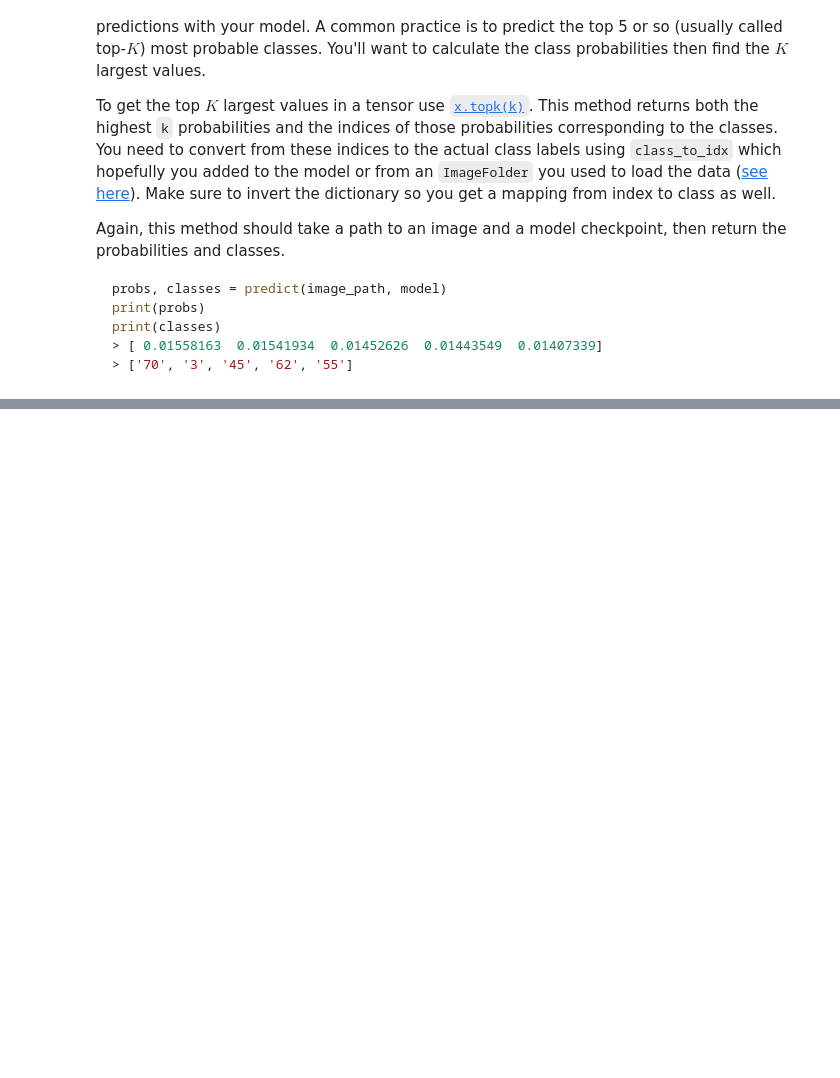
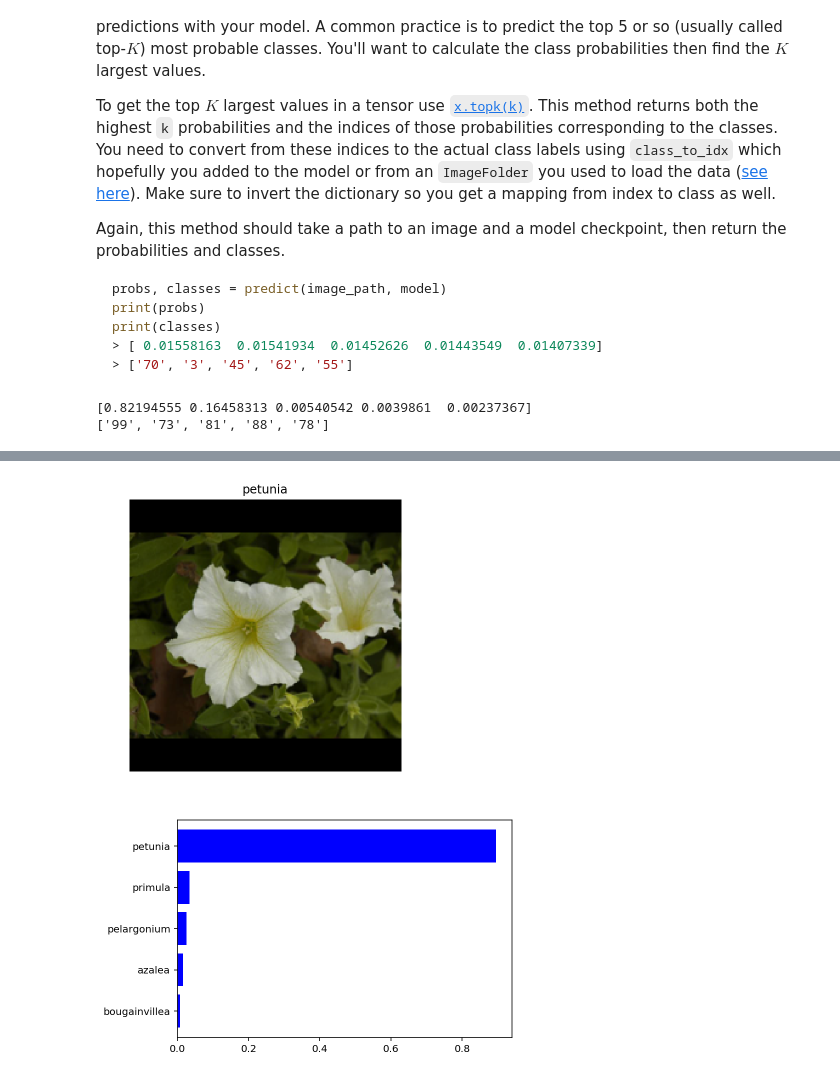
Before and after one commit to CaptainAwesomeDi/aipnd-project, a Jupyter notebook: Image Classifier Project.ipynb, the cells around one changed output, grey strips where cells are left out. Cells and saved outputs as stored; diff of their text form; code cells hidden in the pictures; blank space fills up the shorter version.

```diff
--- a/Image Classifier Project.ipynb
+++ b/Image Classifier Project.ipynb
@@ -253,0 +289,3 @@ At this point it's good to write a function that can load a checkpoint and rebui
+# %%
+checkm = load_checkpoint_and_build_model('checkpoint.pth')
+print(checkm)
@@ -327,8 +409,30 @@ print(classes)
 def predict(image_path, model, topk=5):
     ''' Predict the class (or classes) of an image using a trained deep learning model.
     '''
-
+    model.eval()
+    model.double()
+    model = model.to('cuda')
+    image = process_image(image_path)
+    image = image.to('cuda').unsqueeze(0)
+    with torch.no_grad():
+        output = model.forward(image)
+        ps,ps_labels = torch.topk(output, topk)
+        ps = ps.exp()
+    idx_to_class = {model.class_to_idx[k]: k for k in model.class_to_idx}
+    top_class = []
+    for label in ps_labels.cpu().numpy()[0]:
+        top_class.append(idx_to_class[label])
+    return ps.cpu().numpy()[0], top_class
     # TODO: Implement the code to predict the class from an image file
+# %%
+path = 'assets/flowers/test/99/image_07833.jpg'
+#image = process_image(path).to('cuda').unsqueeze(0)
+prob, classes = predict(path, checkm)
+print(prob)
+print(classes)
+# %% [output]
+[0.82194555 0.16458313 0.00540542 0.0039861  0.00237367]
+['99', '73', '81', '88', '78']
 # %% [markdown]
 ## Sanity Checking
 
@@ -341,0 +444,28 @@ You can convert from the class integer encoding to actual flower names with the
+# %%
+# TODO: Display an image along with the top 5 classes
+test_image = 'assets/flowers/test/51/image_01407.jpg'
+tps, tclass = predict(test_image,checkm)
+image = process_image(test_image)
+max_index = tclass[0]
+
+fig = plt.figure(figsize =[10,5])
+axs = imshow(image, ax = plt)
+axs.axis('off')
+axs.title(cat_to_name[str(max_index)])
+axs.show()
+labels = []
+for class_idx in tclass:
+    labels.append(cat_to_name[class_idx])
+
+ax2= plt.subplot(111)
+yp = np.arange(5)
+ax2.set_yticks(yp)
+ax2.set_yticklabels(labels)
+ax2.barh(yp, tps, xerr=0, align='center', color='blue')
+
+ax2.invert_yaxis()
+
+plt.show()
+# %% [output]
+[figure, added]
+[figure, added]
```
Also changed, not shown: parts of 18 cells of this notebook, 2 other files.
